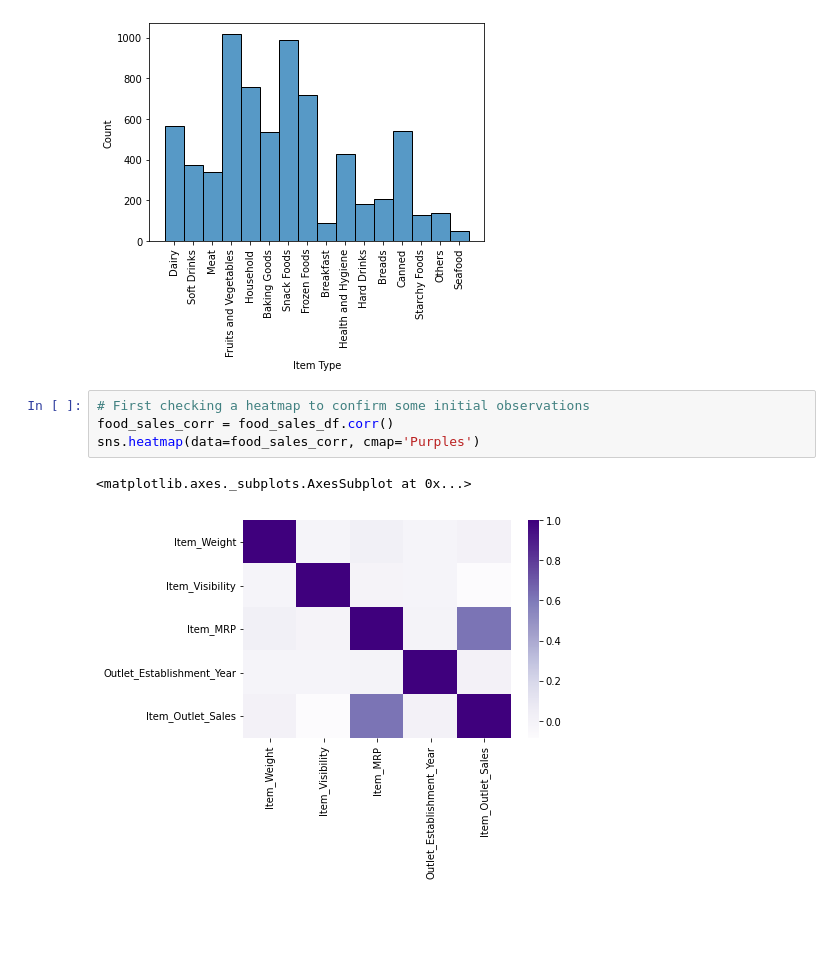
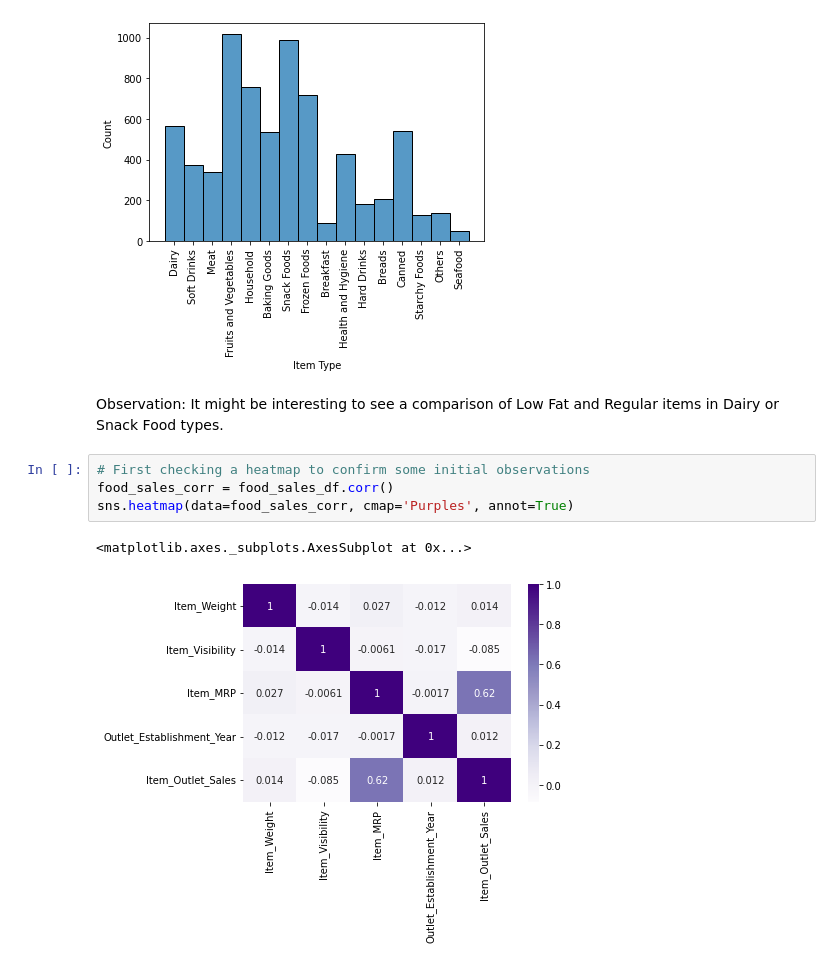
Before and after one commit to alexander-billings/food-sales-predictions, a Jupyter notebook: food_sales_predictions.ipynb, the cells around one changed output. Saved outputs shown, nothing was run; the diff lists cells and outputs as text; blank space fills up the shorter version.

```diff
--- a/food_sales_predictions.ipynb
+++ b/food_sales_predictions.ipynb
@@ -249,10 +253,12 @@ plt.xlabel('Item Type')
 plt.xticks(rotation=90);
 # %% [output]
 [figure]
+# %% [markdown]
+Observation: It might be interesting to see a comparison of Low Fat and Regular items in Dairy or Snack Food types.
 # %%
 # First checking a heatmap to confirm some initial observations
 food_sales_corr = food_sales_df.corr()
-sns.heatmap(data=food_sales_corr, cmap='Purples')
+sns.heatmap(data=food_sales_corr, cmap='Purples', annot=True)
 # %% [output]
 <matplotlib.axes._subplots.AxesSubplot at 0x...>
-[figure, old version]
+[figure, new version]
```
Also changed, not shown: parts of 9 cells of this notebook.
